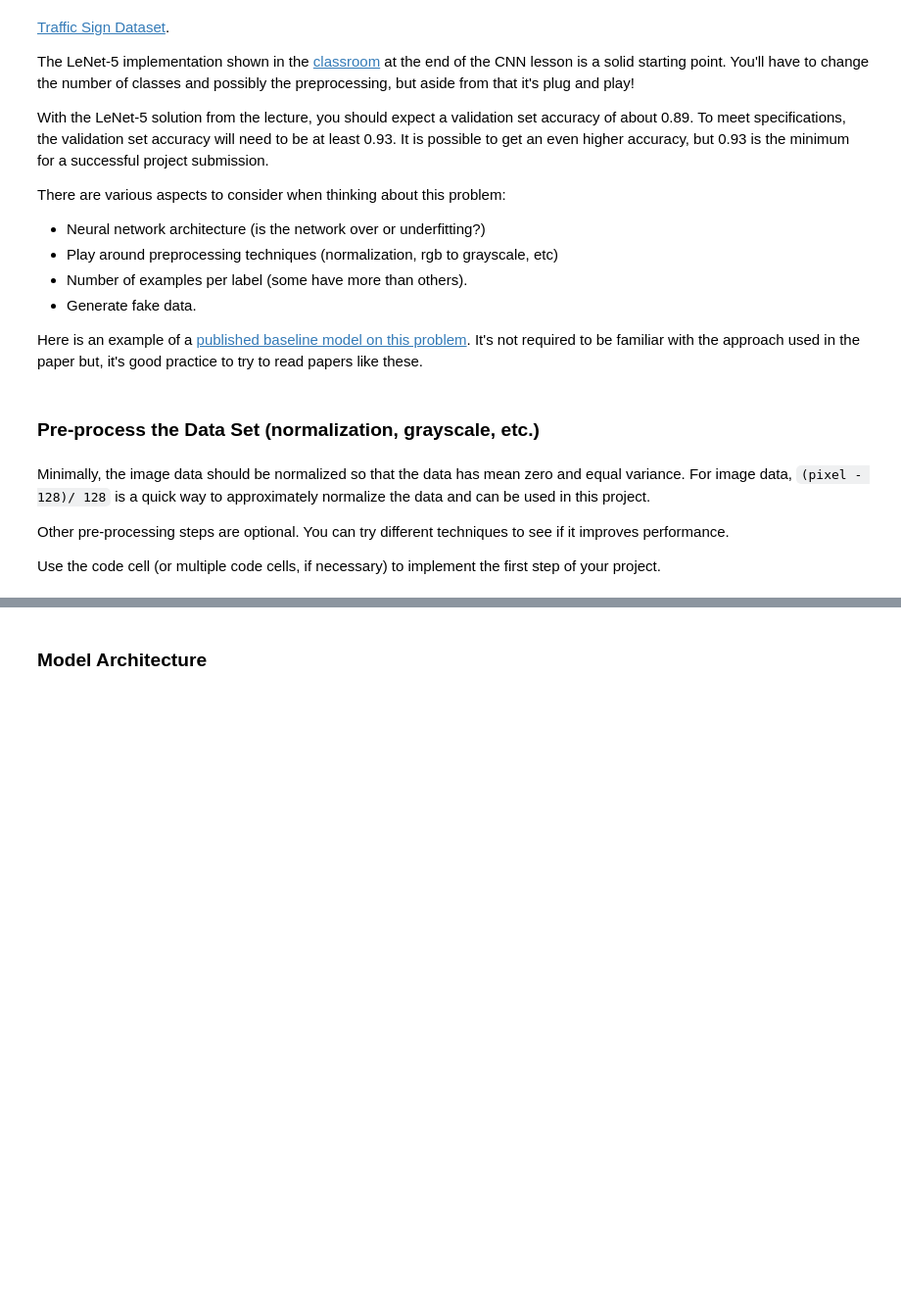
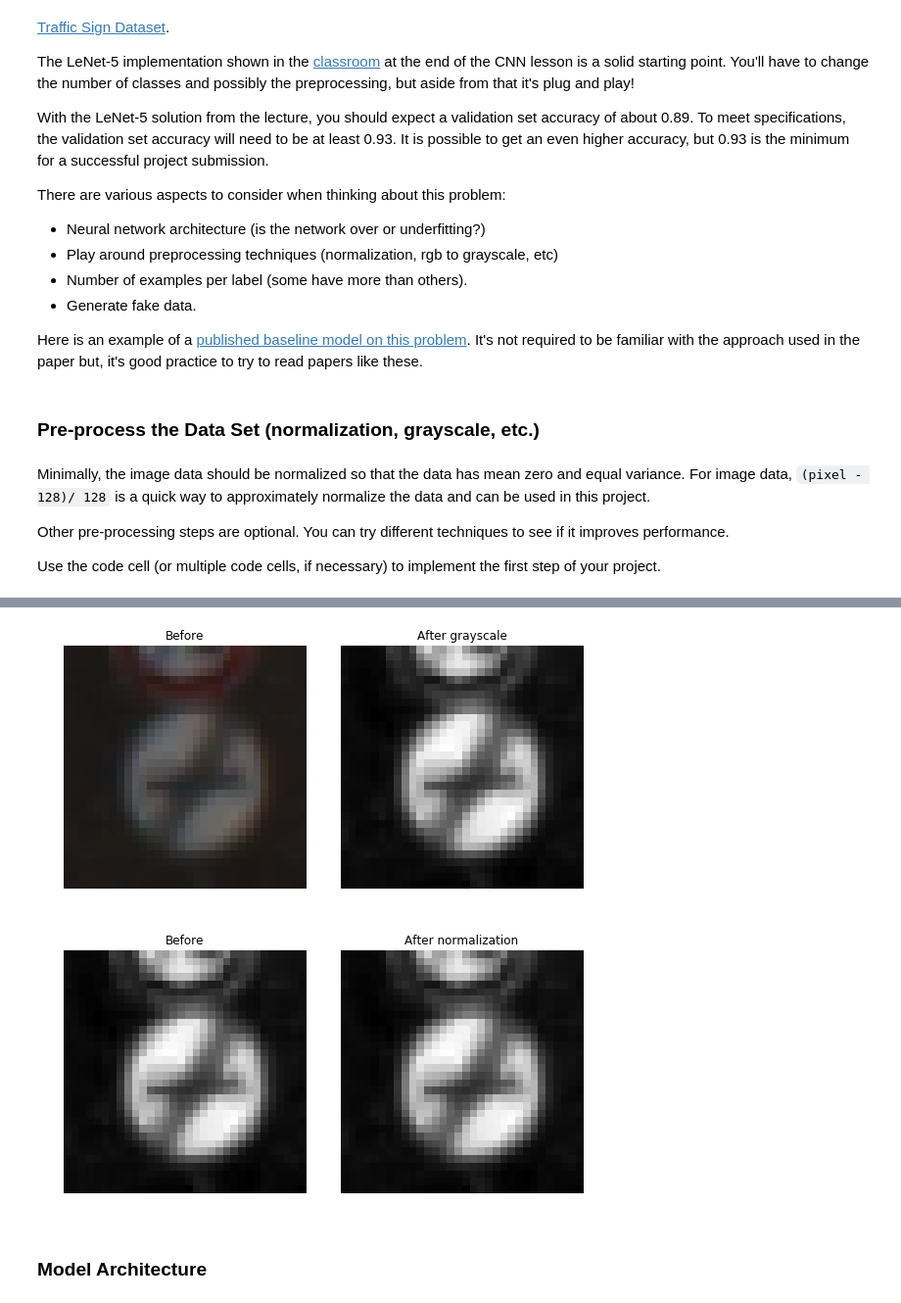
Before and after one commit to thejerrytan/CarND-Traffic-Sign-Classifier-Project, a Jupyter notebook: Traffic_Sign_Classifier.ipynb, the cells around one changed output, grey strips where cells are left out. Shown at 98% size. Drawn from its saved outputs; the diff is of its cells as text; code cells hidden in the pictures; blank space fills up the shorter version.

```diff
--- a/Traffic_Sign_Classifier.ipynb
+++ b/Traffic_Sign_Classifier.ipynb
@@ -175,7 +204,6 @@ Use the code cell (or multiple code cells, if necessary) to implement the first
 ### Preprocess the data here. It is required to normalize the data. Other preprocessing steps could include
 ### converting to grayscale, etc.
 ### Feel free to use as many code cells as needed.
-from sklearn.utils import shuffle
 
 # Convert RGB to grayscale
 X_train_rgb = X_train
@@ -187,10 +215,24 @@ X_test_gray = np.sum(X_test/3, axis=3, keepdims=True)
 X_valid_rgb = X_valid
 X_valid_gray = np.sum(X_valid/3, axis=3, keepdims=True)
 
+figures = {}
+figures[0] = X_train_rgb[0]
+figures[1] = np.reshape(X_train_gray[0], (X_train_gray[0].shape[0], X_train_gray[0].shape[1]))
+plot_figures(figures, (8, 4), 1, 2, ["Before", "After grayscale"])
+plt.savefig("./report/grayscale")
+
 # Normalization
 X_train_gray = (X_train_gray.astype(np.float32) - 128) / 128
 X_test_gray = (X_test_gray.astype(np.float32) - 128) / 128
 X_valid_gray = (X_valid_gray.astype(np.float32) - 128) / 128
+
+original_gray_img = figures[1]
+figures = {}
+figures[0] = original_gray_img
+figures[1] = np.reshape(X_train_gray[0], (X_train_gray[0].shape[0], X_train_gray[0].shape[1]))
+plot_figures(figures, (8, 4), 1, 2, ["Before", "After normalization"])
+plt.savefig("./report/normalized")
+
 
 # Sanity check for range of values
 print(np.min(X_train_gray))
@@ -209,3 +251,5 @@ print(np.max(X_test_gray))
+[figure, added]
+[figure, added]
 # %% [markdown]
 ### Model Architecture
 # %%
```
Also changed, not shown: parts of 11 cells of this notebook, 19 other files.
